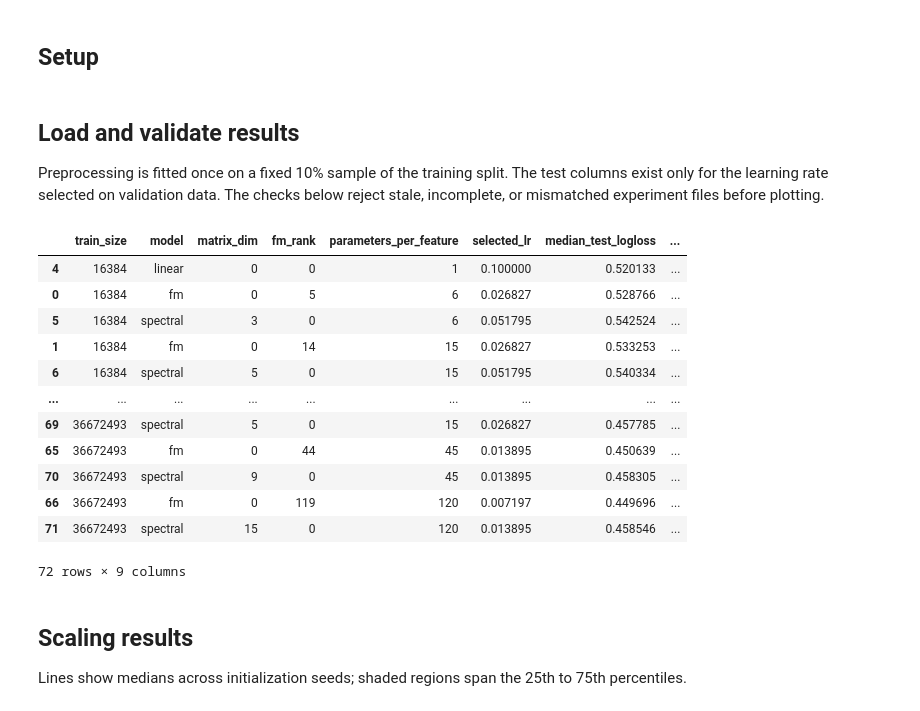
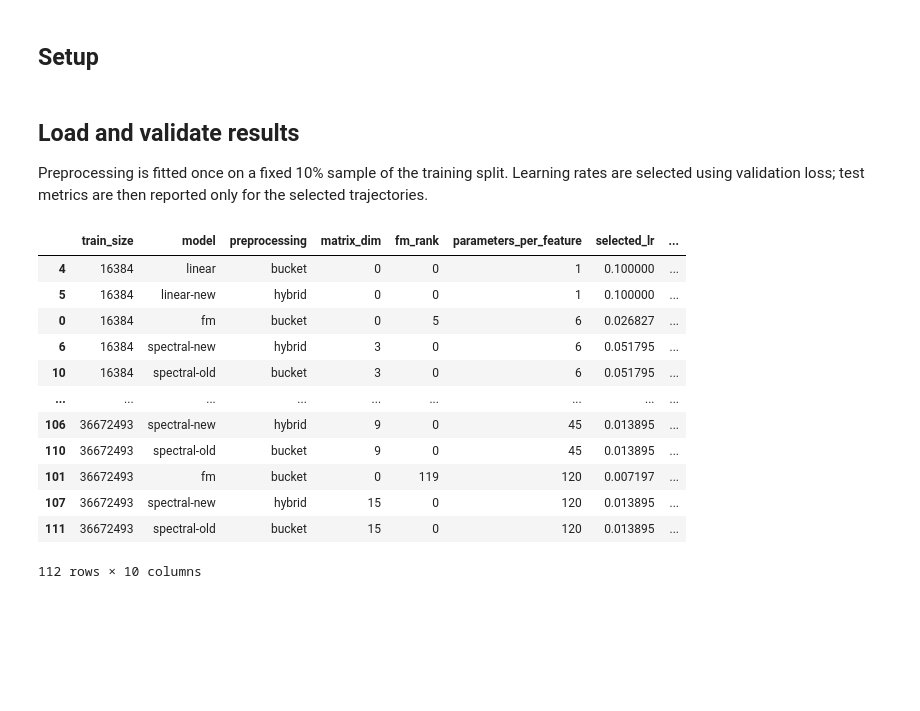
Before and after one commit to alexshtf/spectral_neuron_paper, a Jupyter notebook: notebooks/criteo_scaling.ipynb, the cells around one changed output. Saved outputs shown, nothing was run; the diff lists cells and outputs as text; code cells hidden in the pictures; blank space fills up the shorter version.

Commit message:
Add more criteo scaling experiments.

```diff
--- a/notebooks/criteo_scaling.ipynb
+++ b/notebooks/criteo_scaling.ipynb
@@ -35,57 +40,58 @@ raw_path = default_raw_path(profile_name)
 # %% [markdown]
 ## Load and validate results
 
-Preprocessing is fitted once on a fixed 10% sample of the training split. The test columns exist only for the learning rate selected on validation data. The checks below reject stale, incomplete, or mismatched experiment files before plotting.
+Preprocessing is fitted once on a fixed 10% sample of the training split. Learning rates are selected using validation loss; test metrics are then reported only for the selected trajectories.
 # %%
 if not raw_path.exists():
     raise FileNotFoundError(
         f"{raw_path} does not exist; run paper.experiments.criteo_scaling first"
     )
 
 raw = pd.read_csv(raw_path)
-required_identity = {"protocol", "preprocessor_sample_size", "preprocessor_seed"}
+required_identity = {
+    "protocol", "preprocessing", "preprocessor_sample_size", "preprocessor_seed"
+}
 if not required_identity <= set(raw):
-    raise ValueError(f"{raw_path} predates the one-pass protocol; rerun this profile")
+    raise ValueError(f"{raw_path} has an incompatible result schema")
 if set(raw["protocol"]) != {"one_pass"}:
     raise ValueError(f"{raw_path} is not a one-pass scaling run")
 
-expected_models = {"linear", "fm", "spectral"}
+expected_models = {
+    "linear", "linear-new", "fm", "spectral-old", "spectral-new"
+}
 if set(raw["model"]) != expected_models:
     raise ValueError(f"{raw_path} does not contain exactly {sorted(expected_models)}")
 if set(raw["train_size"]) != set(profile.train_sizes):
     raise ValueError(f"{raw_path} does not match the {profile_name!r} profile")
 
 selected = select_lr(raw)
 if selected[["test_logloss", "test_brier"]].isna().any().any():
     raise ValueError(f"{raw_path} has incomplete selected test results")
 
 summary = summarize_raw(raw)
 summary[[
     "train_size",
     "model",
+    "preprocessing",
     "matrix_dim",
     "fm_rank",
     "parameters_per_feature",
     "selected_lr",
     "median_test_logloss",
     "median_test_brier",
     "n",
 ]].sort_values(["train_size", "parameters_per_feature", "model"])
 # %% [output]
-|  | train_size | model | matrix_dim | fm_rank | parameters_per_feature | selected_lr | median_test_logloss | ... |
-| 4 | 16384 | linear | 0 | 0 | 1 | 0.100000 | 0.520133 | ... |
-| 0 | 16384 | fm | 0 | 5 | 6 | 0.026827 | 0.528766 | ... |
-| 5 | 16384 | spectral | 3 | 0 | 6 | 0.051795 | 0.542524 | ... |
-| 1 | 16384 | fm | 0 | 14 | 15 | 0.026827 | 0.533253 | ... |
-| 6 | 16384 | spectral | 5 | 0 | 15 | 0.051795 | 0.540334 | ... |
+|  | train_size | model | preprocessing | matrix_dim | fm_rank | parameters_per_feature | selected_lr | ... |
+| 4 | 16384 | linear | bucket | 0 | 0 | 1 | 0.100000 | ... |
+| 5 | 16384 | linear-new | hybrid | 0 | 0 | 1 | 0.100000 | ... |
+| 0 | 16384 | fm | bucket | 0 | 5 | 6 | 0.026827 | ... |
+| 6 | 16384 | spectral-new | hybrid | 3 | 0 | 6 | 0.051795 | ... |
+| 10 | 16384 | spectral-old | bucket | 3 | 0 | 6 | 0.051795 | ... |
 | ... | ... | ... | ... | ... | ... | ... | ... | ... |
-| 69 | 36672493 | spectral | 5 | 0 | 15 | 0.026827 | 0.457785 | ... |
-| 65 | 36672493 | fm | 0 | 44 | 45 | 0.013895 | 0.450639 | ... |
-| 70 | 36672493 | spectral | 9 | 0 | 45 | 0.013895 | 0.458305 | ... |
-| 66 | 36672493 | fm | 0 | 119 | 120 | 0.007197 | 0.449696 | ... |
-| 71 | 36672493 | spectral | 15 | 0 | 120 | 0.013895 | 0.458546 | ... |
+| 106 | 36672493 | spectral-new | hybrid | 9 | 0 | 45 | 0.013895 | ... |
+| 110 | 36672493 | spectral-old | bucket | 9 | 0 | 45 | 0.013895 | ... |
+| 101 | 36672493 | fm | bucket | 0 | 119 | 120 | 0.007197 | ... |
+| 107 | 36672493 | spectral-new | hybrid | 15 | 0 | 120 | 0.013895 | ... |
+| 111 | 36672493 | spectral-old | bucket | 15 | 0 | 120 | 0.013895 | ... |
-72 rows × 9 columns
+112 rows × 10 columns
-# %% [markdown]
-## Scaling results
-
-Lines show medians across initialization seeds; shaded regions span the 25th to 75th percentiles.
```
Also changed, not shown: parts of 16 cells of this notebook, 11 other files.
